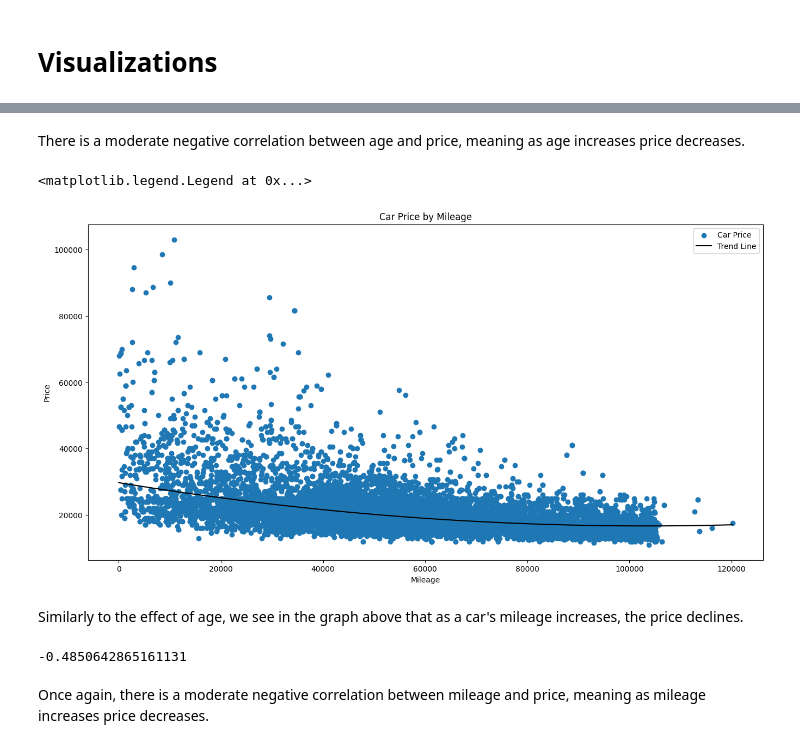
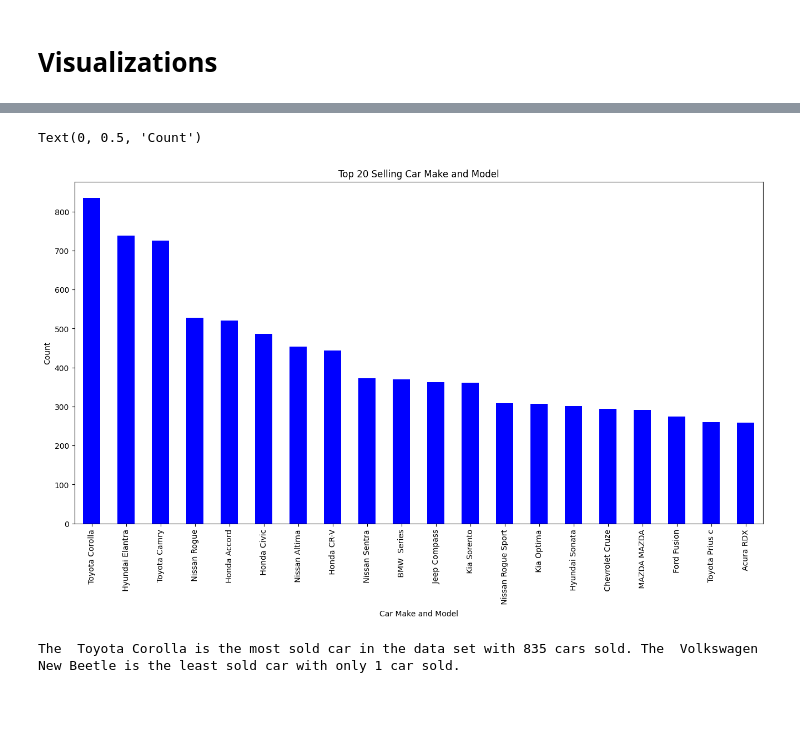
Before and after one commit to dylanjones248/Data-Science-Portfolio, a Jupyter notebook: Carvana Price Predictor.ipynb, the cells around one changed output, grey strips where cells are left out. Cells and saved outputs as stored; diff of their text form; code cells hidden in the pictures; blank space fills up the shorter version.

```diff
--- a/Carvana Price Predictor.ipynb
+++ b/Carvana Price Predictor.ipynb
@@ -120 +141,12 @@ car_data['Year'] = car_data['Year'].apply(lambda x: x if (x >= 2000 and x<= 2030
+# %%
+# Create empyty list for Year and enter first 4 digits of year column for each entry
+Year = []
+for y in clean_y:
+    Year.append(y[:4])
+# %%
+# remove original Year column
+car_data.drop(['Year'], inplace=True, axis=1)
+# %%
+# add in clean year column
+car_data.insert(loc=1, column='Year', value=Year)
 # %%
@@ -125,0 +160,3 @@ We removed 2851 entries from the 'Year' column and replaced with a null value si
+# %%
+# convert year column back to int
+car_data['Year'] = car_data['Year'].apply(pd.to_numeric)
@@ -233,30 +236,23 @@ corr
-# %% [markdown]
-There is a moderate negative correlation between age and price, meaning as age increases price decreases.
-# %%
-# Show relationship between 'Mileage' and 'Price'
-fig, ax = plt.subplots(figsize=(16, 8))
-x = car_data2['Miles']
-y = car_data2['Price']
-a, b, c = np.polyfit(x, y, 2)
-
-# Plot car price by mileage with trend line
-plt.scatter(x, y)
-x = np.linspace(0, x.max(), num=100)
-plt.plot(x, a*(x**2)+b*x+c, color='black', label="Trend Line")
-plt.xlabel('Mileage')
-plt.ylabel('Price')
-plt.title('Car Price by Mileage')
-plt.legend(['Car Price', 'Trend Line'])
-# %% [output]
-<matplotlib.legend.Legend at 0x...>
-[figure, removed]
-# %% [markdown]
-Similarly to the effect of age, we see in the graph above that as a car's mileage increases, the price declines.
-# %%
-corr2 = car_data2['Miles'].corr(car_data2['Price'])
-
-corr2
-# %% [output]
--0.4850642865161131
-# %% [markdown]
-Once again, there is a moderate negative correlation between mileage and price, meaning as mileage increases price decreases.
+# %%
+# What are the top 20 selling car make and models?
+plt.figure(figsize=(16, 8))
+
+car_data['Name'].value_counts().head(20).plot(kind='bar', color='blue')
+plt.title('Top 20 Selling Car Make and Model')
+plt.xlabel('Car Make and Model')
+plt.ylabel('Count')
+# %% [output]
+Text(0, 0.5, 'Count')
+[figure, added]
+# %%
+# most sold make and model
+car_max = car_data['Name'].value_counts().idxmax()
+num_car_max = car_data['Name'].value_counts().max()
+
+# least sold make and model
+car_min = car_data['Name'].value_counts().idxmin()
+num_car_min = car_data['Name'].value_counts().min()
+
+print("The", car_max, "is the most sold car in the data set with", num_car_max, "cars sold. The", car_min, "is the least sold car with only", num_car_min, "car sold.")
+# %% [output]
+The  Toyota Corolla is the most sold car in the data set with 835 cars sold. The  Volkswagen New Beetle is the least sold car with only 1 car sold.
```
Also changed, not shown: parts of 81 cells of this notebook.
